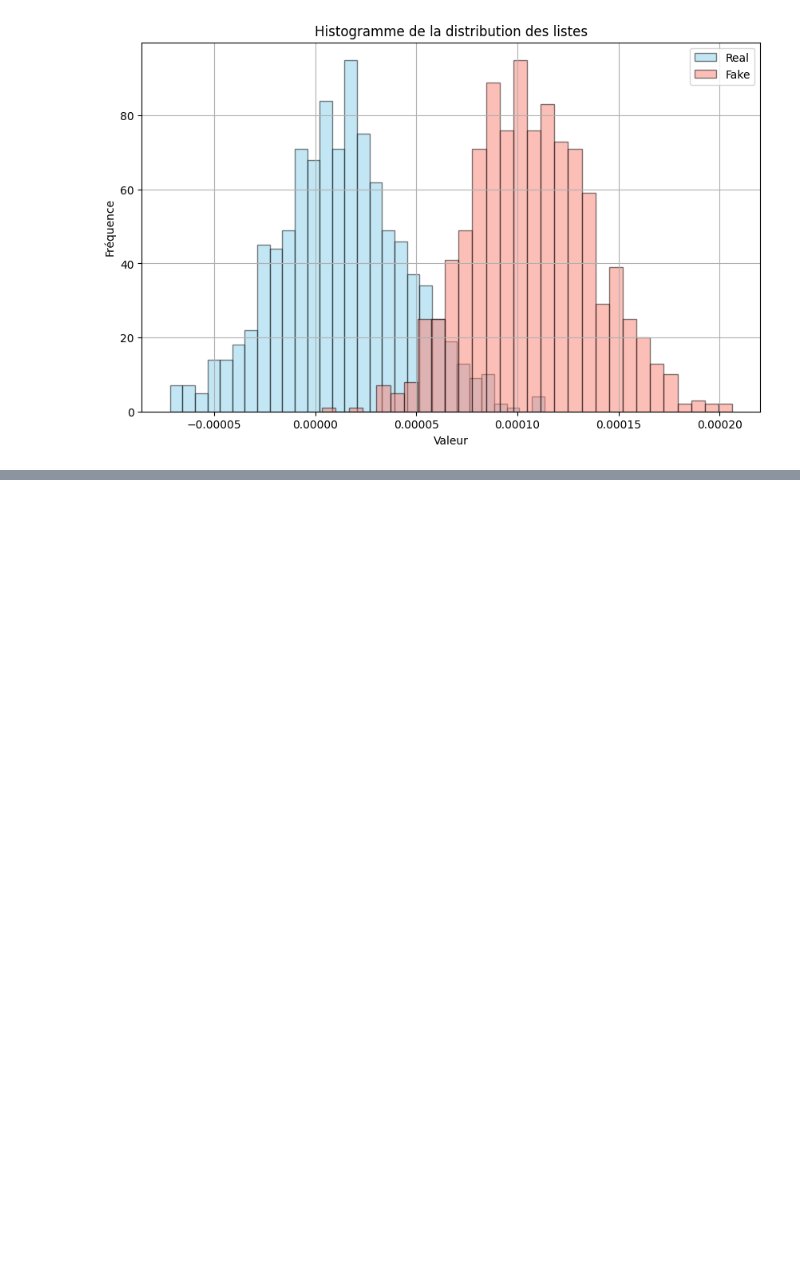
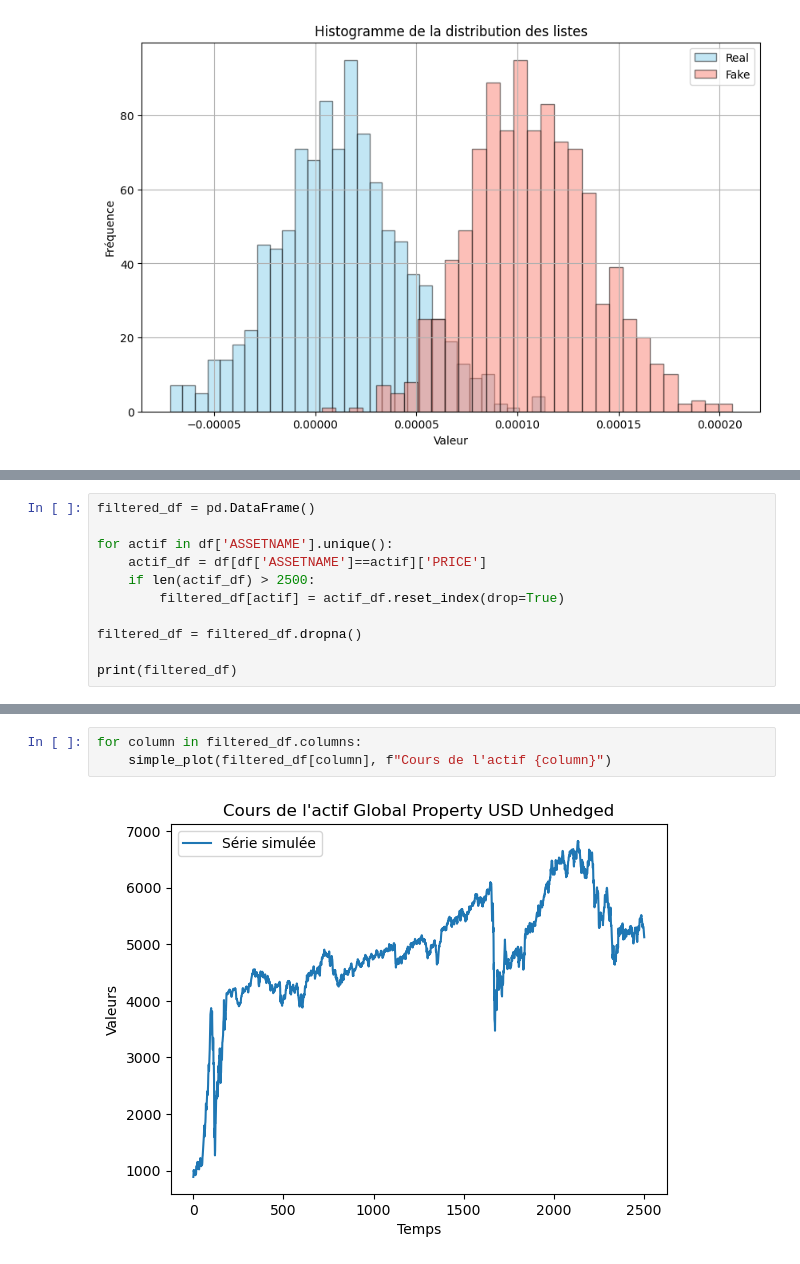
Before and after one commit to QMoayedpour/statapp-hsbc, a Jupyter notebook: gan_cnn.ipynb, the cells around one changed output, grey strips where cells are left out. Drawn from its saved outputs; the diff is of its cells as text; blank space fills up the shorter version.

```diff
--- a/gan_cnn.ipynb
+++ b/gan_cnn.ipynb
@@ -154,0 +255,11 @@ plt.show()
+# %%
+filtered_df = pd.DataFrame()
+
+for actif in df['ASSETNAME'].unique():
+    actif_df = df[df['ASSETNAME']==actif]['PRICE']
+    if len(actif_df) > 2500:
+        filtered_df[actif] = actif_df.reset_index(drop=True)
+
+filtered_df = filtered_df.dropna()
+
+print(filtered_df)
@@ -154,0 +284,5 @@ plt.show()
+# %%
+for column in filtered_df.columns:
+    simple_plot(filtered_df[column], f"Cours de l'actif {column}")
+# %% [output]
+[figure, added]
```
Also changed, not shown: parts of 20 cells of this notebook, 1 other file.
